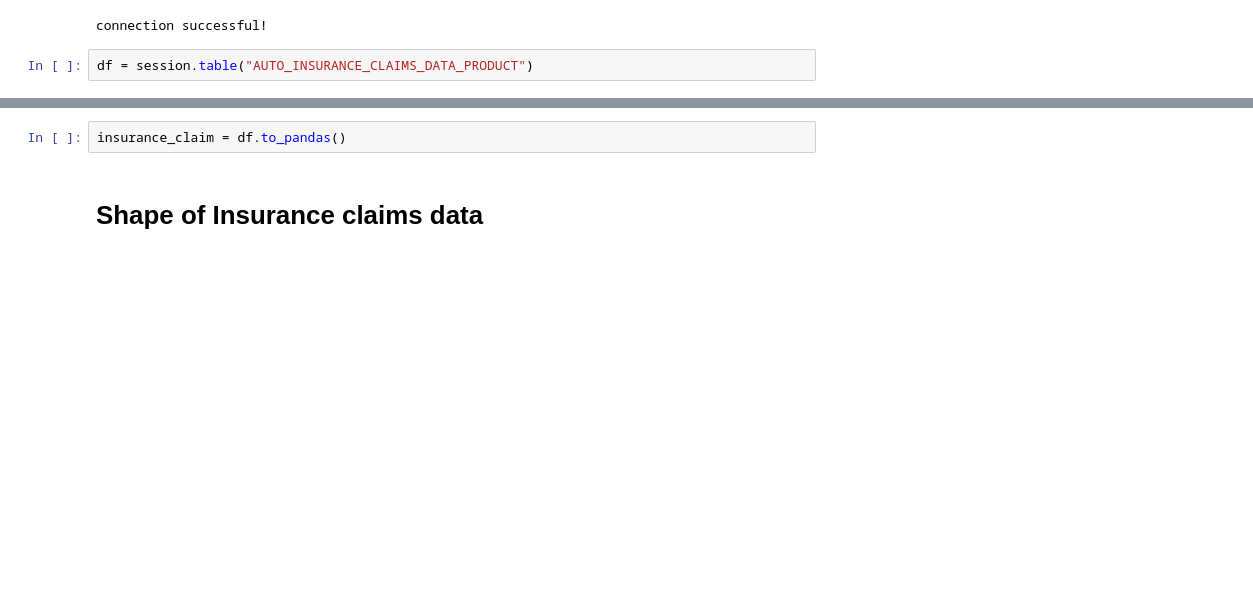
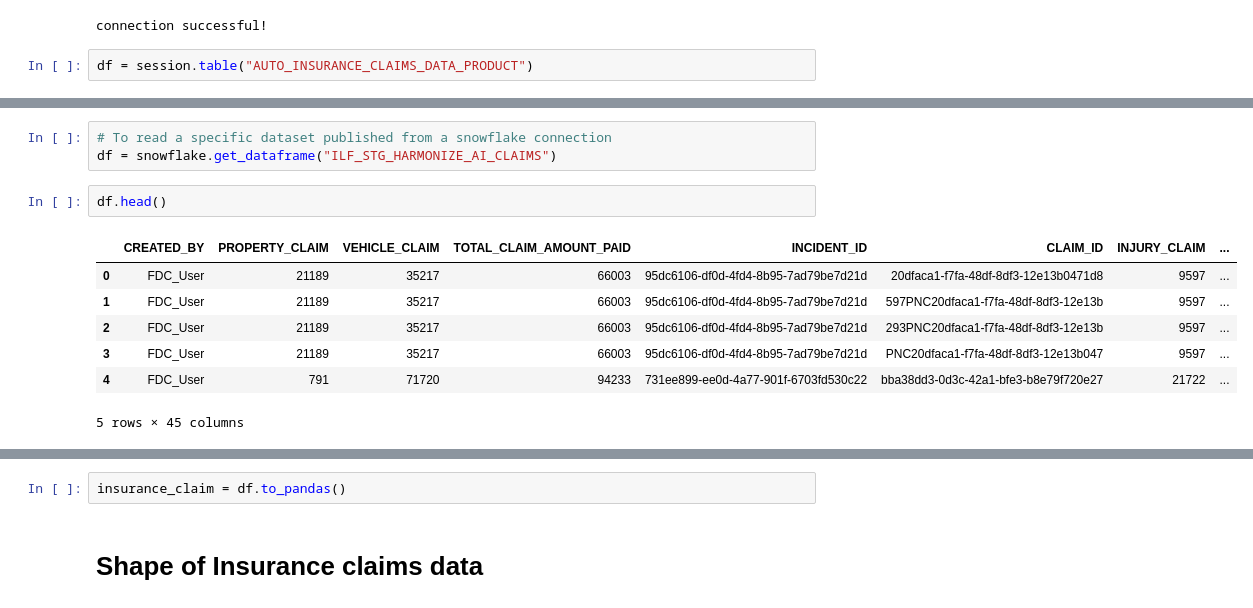
Before and after one commit to mhs10031990/INS_CLAIMS_RESERVE_Repo, a Jupyter notebook: Claims_Data_Exploration.ipynb, the cells around one changed output, grey strips where cells are left out. Cells and saved outputs as stored; diff of their text form; blank space fills up the shorter version.

```diff
--- a/Claims_Data_Exploration.ipynb
+++ b/Claims_Data_Exploration.ipynb
@@ -116,0 +151,13 @@ df = session.table("AUTO_INSURANCE_CLAIMS_DATA_PRODUCT")
+# %%
+# To read a specific dataset published from a snowflake connection
+df = snowflake.get_dataframe("ILF_STG_HARMONIZE_AI_CLAIMS")
+# %%
+df.head()
+# %% [output]
+|  | CREATED_BY | PROPERTY_CLAIM | VEHICLE_CLAIM | TOTAL_CLAIM_AMOUNT_PAID | INCIDENT_ID | CLAIM_ID | INJURY_CLAIM | ... |
+| 0 | FDC_User | 21189 | 35217 | 66003 | 95dc6106-df0d-4fd4-8b95-7ad79be7d21d | 20dfaca1-f7fa-48df-8df3-12e13b0471d8 | 9597 | ... |
+| 1 | FDC_User | 21189 | 35217 | 66003 | 95dc6106-df0d-4fd4-8b95-7ad79be7d21d | 597PNC20dfaca1-f7fa-48df-8df3-12e13b | 9597 | ... |
+| 2 | FDC_User | 21189 | 35217 | 66003 | 95dc6106-df0d-4fd4-8b95-7ad79be7d21d | 293PNC20dfaca1-f7fa-48df-8df3-12e13b | 9597 | ... |
+| 3 | FDC_User | 21189 | 35217 | 66003 | 95dc6106-df0d-4fd4-8b95-7ad79be7d21d | PNC20dfaca1-f7fa-48df-8df3-12e13b047 | 9597 | ... |
+| 4 | FDC_User | 791 | 71720 | 94233 | 731ee899-ee0d-4a77-901f-6703fd530c22 | bba38dd3-0d3c-42a1-bfe3-b8e79f720e27 | 21722 | ... |
+5 rows × 45 columns
```
Also changed, not shown: parts of 30 cells of this notebook.
